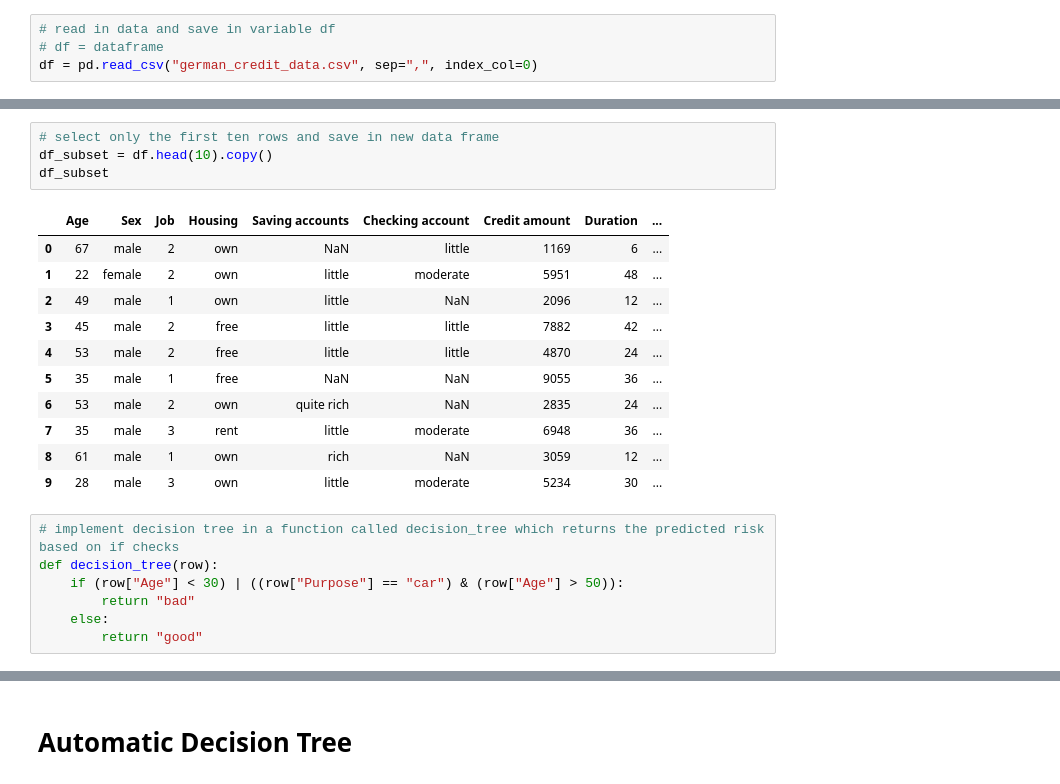
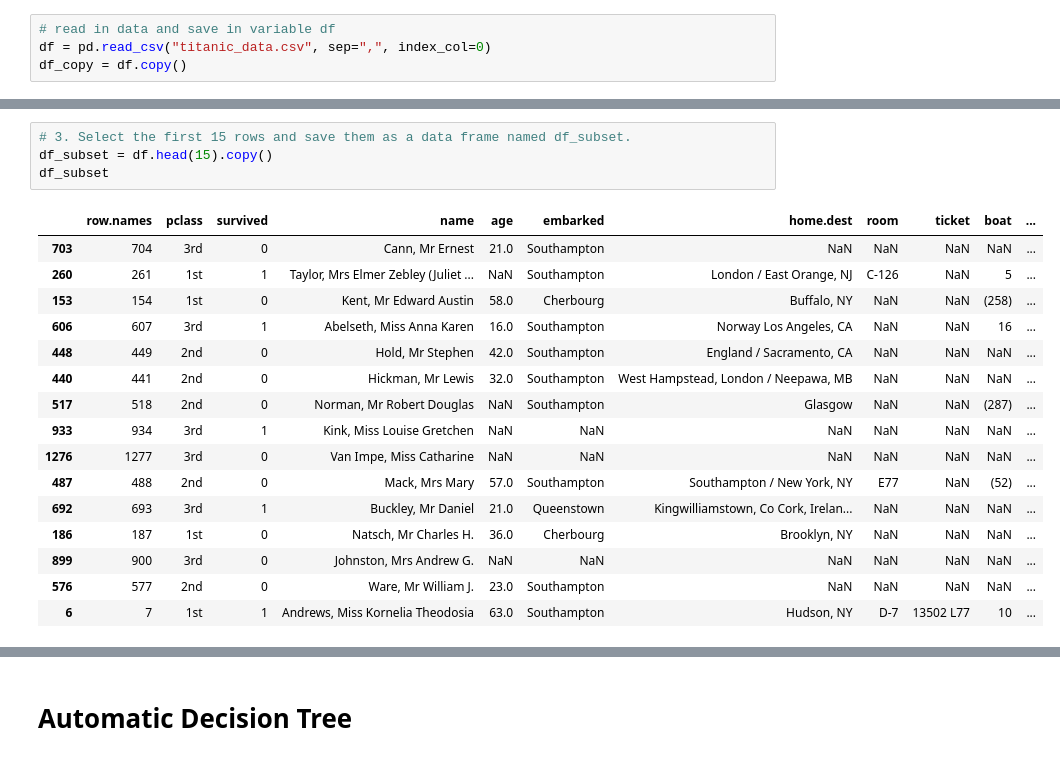
Before and after one commit to SH2282000/Intelligent-User-Interface, a Jupyter notebook: Tutorial 1-20231023/Tutorial 1 Material/iui_tutorial1_decision-trees.ipynb, the cells around one changed output, grey strips where cells are left out. Saved outputs shown, nothing was run; the diff lists cells and outputs as text.

```diff
--- a/Tutorial 1-20231023/Tutorial 1 Material/iui_tutorial1_decision-trees.ipynb
+++ b/Tutorial 1-20231023/Tutorial 1 Material/iui_tutorial1_decision-trees.ipynb
@@ -10,4 +15,4 @@ import matplotlib.pyplot as plt
 # %%
 # read in data and save in variable df
-# df = dataframe
-df = pd.read_csv("german_credit_data.csv", sep=",", index_col=0)
+df = pd.read_csv("titanic_data.csv", sep=",", index_col=0)
+df_copy = df.copy()
@@ -107,23 +43,21 @@ df_sex.head()
 # %%
-# select only the first ten rows and save in new data frame
-df_subset = df.head(10).copy()
+# 3. Select the first 15 rows and save them as a data frame named df_subset.
+df_subset = df.head(15).copy()
 df_subset
 # %% [output]
-|  | Age | Sex | Job | Housing | Saving accounts | Checking account | Credit amount | Duration | ... |
-| 0 | 67 | male | 2 | own | NaN | little | 1169 | 6 | ... |
-| 1 | 22 | female | 2 | own | little | moderate | 5951 | 48 | ... |
-| 2 | 49 | male | 1 | own | little | NaN | 2096 | 12 | ... |
-| 3 | 45 | male | 2 | free | little | little | 7882 | 42 | ... |
-| 4 | 53 | male | 2 | free | little | little | 4870 | 24 | ... |
-| 5 | 35 | male | 1 | free | NaN | NaN | 9055 | 36 | ... |
-| 6 | 53 | male | 2 | own | quite rich | NaN | 2835 | 24 | ... |
-| 7 | 35 | male | 3 | rent | little | moderate | 6948 | 36 | ... |
-| 8 | 61 | male | 1 | own | rich | NaN | 3059 | 12 | ... |
-| 9 | 28 | male | 3 | own | little | moderate | 5234 | 30 | ... |
+|  | row.names | pclass | survived | name | age | embarked | home.dest | room | ticket | boat | ... |
+| 703 | 704 | 3rd | 0 | Cann, Mr Ernest | 21.0 | Southampton | NaN | NaN | NaN | NaN | ... |
+| 260 | 261 | 1st | 1 | Taylor, Mrs Elmer Zebley (Juliet ... | NaN | Southampton | London / East Orange, NJ | C-126 | NaN | 5 | ... |
+| 153 | 154 | 1st | 0 | Kent, Mr Edward Austin | 58.0 | Cherbourg | Buffalo, NY | NaN | NaN | (258) | ... |
+| 606 | 607 | 3rd | 1 | Abelseth, Miss Anna Karen | 16.0 | Southampton | Norway Los Angeles, CA | NaN | NaN | 16 | ... |
+| 448 | 449 | 2nd | 0 | Hold, Mr Stephen | 42.0 | Southampton | England / Sacramento, CA | NaN | NaN | NaN | ... |
+| 440 | 441 | 2nd | 0 | Hickman, Mr Lewis | 32.0 | Southampton | West Hampstead, London / Neepawa, MB | NaN | NaN | NaN | ... |
+| 517 | 518 | 2nd | 0 | Norman, Mr Robert Douglas | NaN | Southampton | Glasgow | NaN | NaN | (287) | ... |
+| 933 | 934 | 3rd | 1 | Kink, Miss Louise Gretchen | NaN | NaN | NaN | NaN | NaN | NaN | ... |
+| 1276 | 1277 | 3rd | 0 | Van Impe, Miss Catharine | NaN | NaN | NaN | NaN | NaN | NaN | ... |
+| 487 | 488 | 2nd | 0 | Mack, Mrs Mary | 57.0 | Southampton | Southampton / New York, NY | E77 | NaN | (52) | ... |
+| 692 | 693 | 3rd | 1 | Buckley, Mr Daniel | 21.0 | Queenstown | Kingwilliamstown, Co Cork, Irelan... | NaN | NaN | NaN | ... |
+| 186 | 187 | 1st | 0 | Natsch, Mr Charles H. | 36.0 | Cherbourg | Brooklyn, NY | NaN | NaN | NaN | ... |
+| 899 | 900 | 3rd | 0 | Johnston, Mrs Andrew G. | NaN | NaN | NaN | NaN | NaN | NaN | ... |
+| 576 | 577 | 2nd | 0 | Ware, Mr William J. | 23.0 | Southampton | NaN | NaN | NaN | NaN | ... |
+| 6 | 7 | 1st | 1 | Andrews, Miss Kornelia Theodosia | 63.0 | Southampton | Hudson, NY | D-7 | 13502 L77 | 10 | ... |
-# %%
-# implement decision tree in a function called decision_tree which returns the predicted risk based on if checks
-def decision_tree(row):
-    if (row["Age"] < 30) | ((row["Purpose"] == "car") & (row["Age"] > 50)):
-        return "bad"
-    else:
-        return "good"
```
Also changed, not shown: parts of 41 cells of this notebook, 7 other files.
